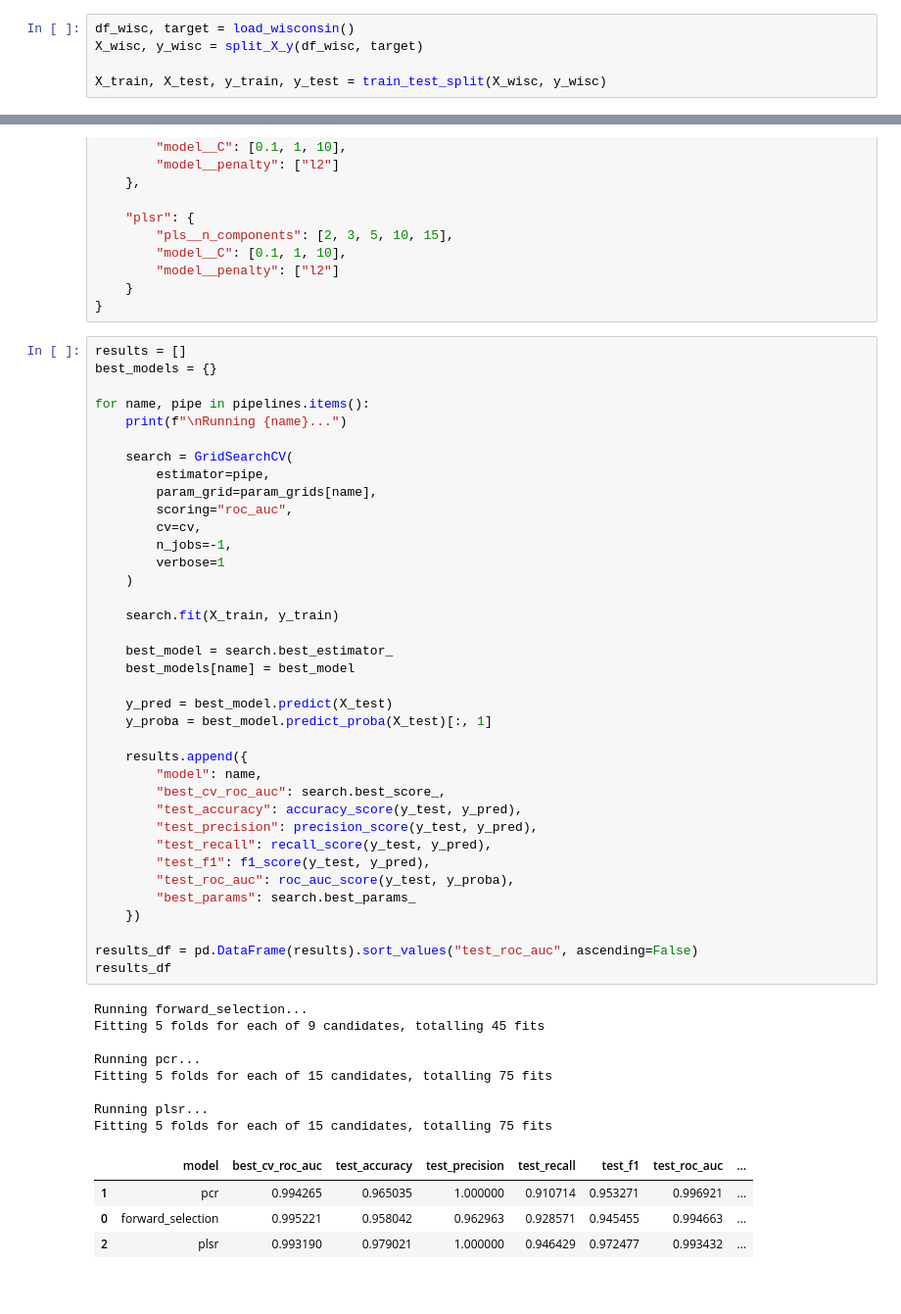
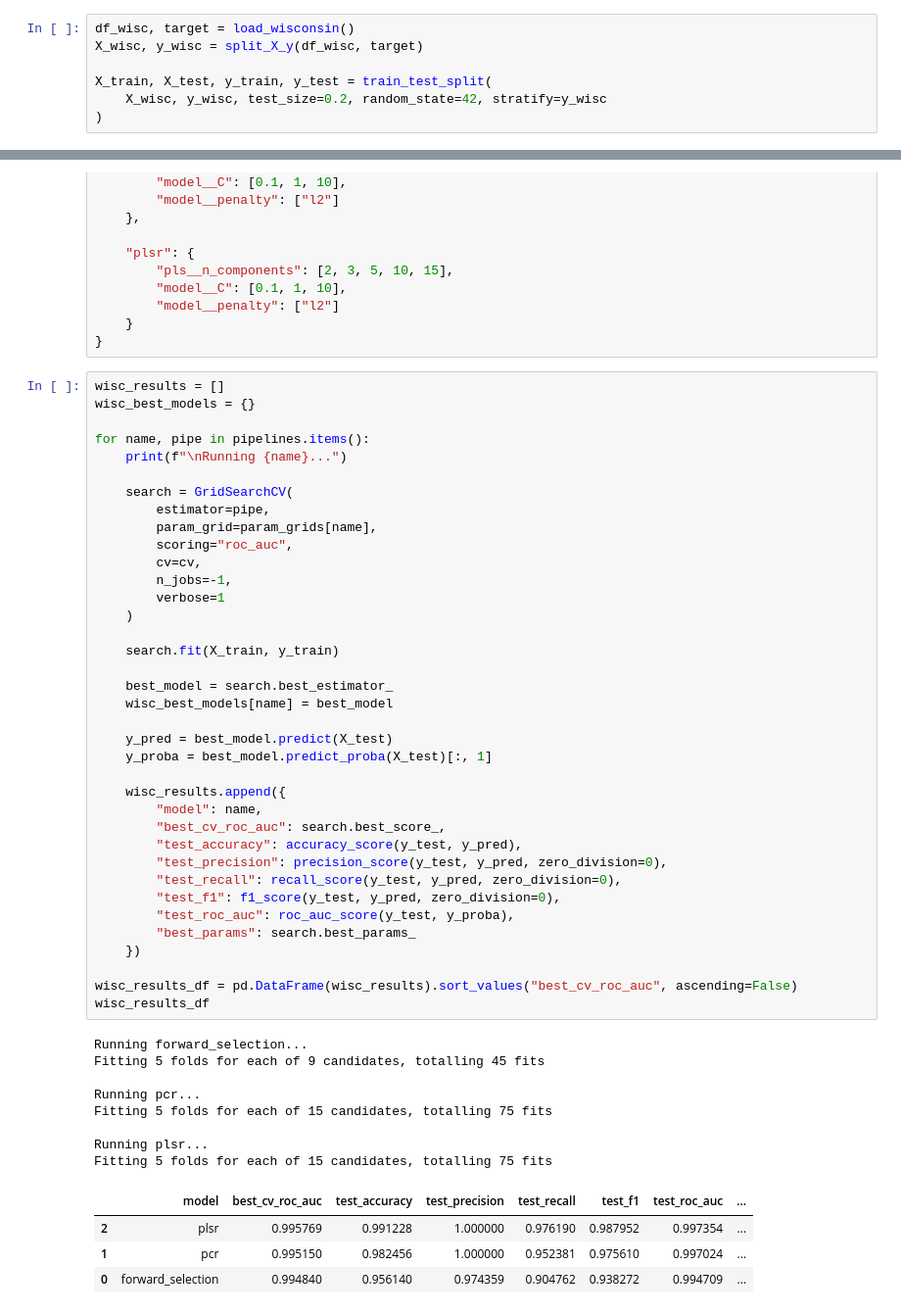
Before and after one commit to jrconner16/mod_c_capstone, a Jupyter notebook: notebooks/milestone1/03_week3_feature_selection_pcr_pls.ipynb, the cells around one changed output, grey strips where cells are left out. Shown at 98% size. Drawn from its saved outputs; the diff is of its cells as text.

```diff
--- a/notebooks/milestone1/03_week3_feature_selection_pcr_pls.ipynb
+++ b/notebooks/milestone1/03_week3_feature_selection_pcr_pls.ipynb
@@ -30,7 +30,9 @@ from sklearn.metrics import accuracy_score, precision_score, recall_score, f1_sc
 df_wisc, target = load_wisconsin()
 X_wisc, y_wisc = split_X_y(df_wisc, target)
 
-X_train, X_test, y_train, y_test = train_test_split(X_wisc, y_wisc)
+X_train, X_test, y_train, y_test = train_test_split(
+    X_wisc, y_wisc, test_size=0.2, random_state=42, stratify=y_wisc
+)
 # %%
 ##### PCA works naturally in a pipeline because it is an X-only transformer: it fits component directions from X and returns transformed X components.
 ##### Logistic regression then uses those transformed X components as the final classifier.
@@ -107,8 +109,8 @@ param_grids = {
     }
 }
 # %%
-results = []
-best_models = {}
+wisc_results = []
+wisc_best_models = {}
 
 for name, pipe in pipelines.items():
     print(f"\nRunning {name}...")
@@ -119,41 +121,41 @@ for name, pipe in pipelines.items():
         scoring="roc_auc",
         cv=cv,
         n_jobs=-1,
         verbose=1
     )
 
     search.fit(X_train, y_train)
 
     best_model = search.best_estimator_
-    best_models[name] = best_model
+    wisc_best_models[name] = best_model
 
     y_pred = best_model.predict(X_test)
     y_proba = best_model.predict_proba(X_test)[:, 1]
 
-    results.append({
+    wisc_results.append({
         "model": name,
         "best_cv_roc_auc": search.best_score_,
         "test_accuracy": accuracy_score(y_test, y_pred),
-        "test_precision": precision_score(y_test, y_pred),
-        "test_recall": recall_score(y_test, y_pred),
-        "test_f1": f1_score(y_test, y_pred),
+        "test_precision": precision_score(y_test, y_pred, zero_division=0),
+        "test_recall": recall_score(y_test, y_pred, zero_division=0),
+        "test_f1": f1_score(y_test, y_pred, zero_division=0),
         "test_roc_auc": roc_auc_score(y_test, y_proba),
         "best_params": search.best_params_
     })
 
-results_df = pd.DataFrame(results).sort_values("test_roc_auc", ascending=False)
-results_df
+wisc_results_df = pd.DataFrame(wisc_results).sort_values("best_cv_roc_auc", ascending=False)
+wisc_results_df
 # %% [output]
 Running forward_selection...
 Fitting 5 folds for each of 9 candidates, totalling 45 fits
 
 Running pcr...
 Fitting 5 folds for each of 15 candidates, totalling 75 fits
 
 Running plsr...
 Fitting 5 folds for each of 15 candidates, totalling 75 fits
 |  | model | best_cv_roc_auc | test_accuracy | test_precision | test_recall | test_f1 | test_roc_auc | ... |
-| 1 | pcr | 0.994265 | 0.965035 | 1.000000 | 0.910714 | 0.953271 | 0.996921 | ... |
-| 0 | forward_selection | 0.995221 | 0.958042 | 0.962963 | 0.928571 | 0.945455 | 0.994663 | ... |
-| 2 | plsr | 0.993190 | 0.979021 | 1.000000 | 0.946429 | 0.972477 | 0.993432 | ... |
+| 2 | plsr | 0.995769 | 0.991228 | 1.000000 | 0.976190 | 0.987952 | 0.997354 | ... |
+| 1 | pcr | 0.995150 | 0.982456 | 1.000000 | 0.952381 | 0.975610 | 0.997024 | ... |
+| 0 | forward_selection | 0.994840 | 0.956140 | 0.974359 | 0.904762 | 0.938272 | 0.994709 | ... |
 # %% [markdown]
```
Also changed, not shown: parts of 6 cells of this notebook, 26 other files.
